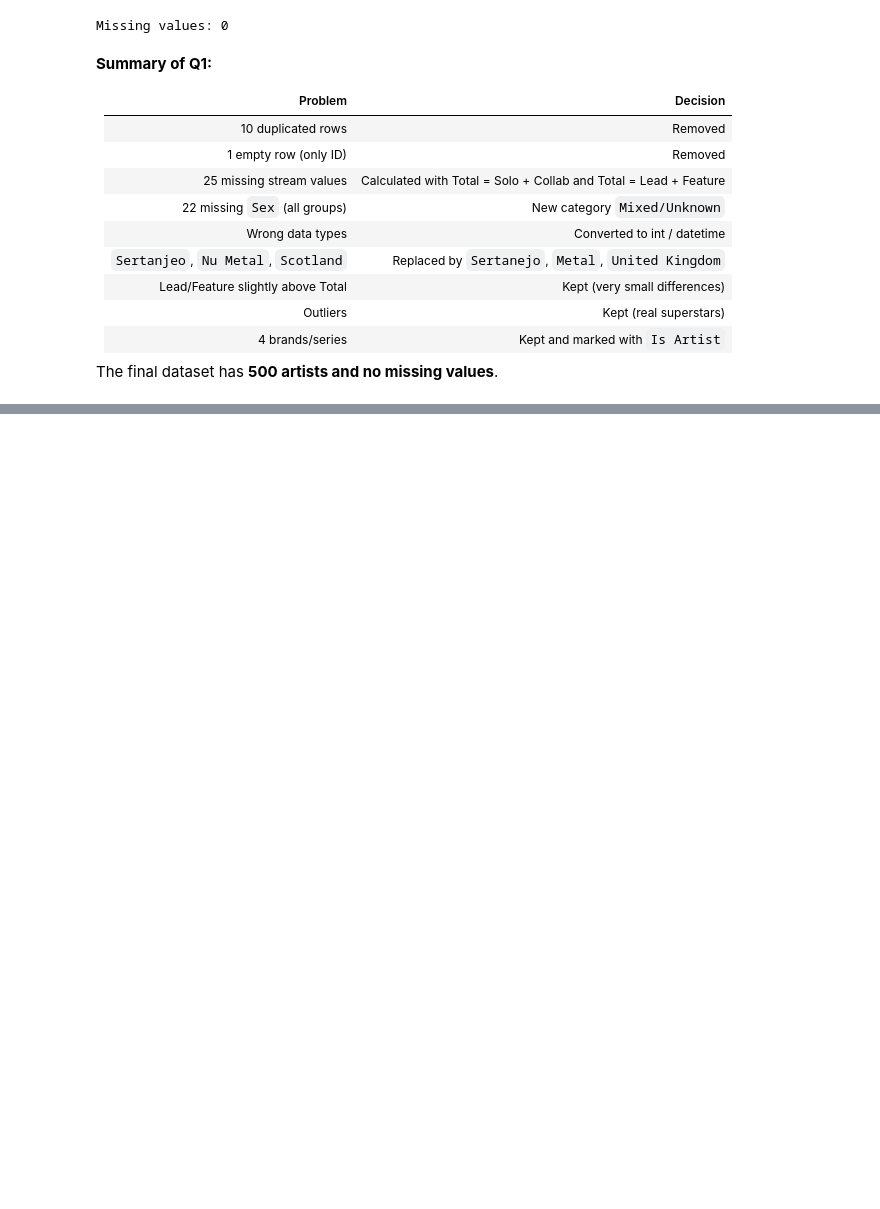
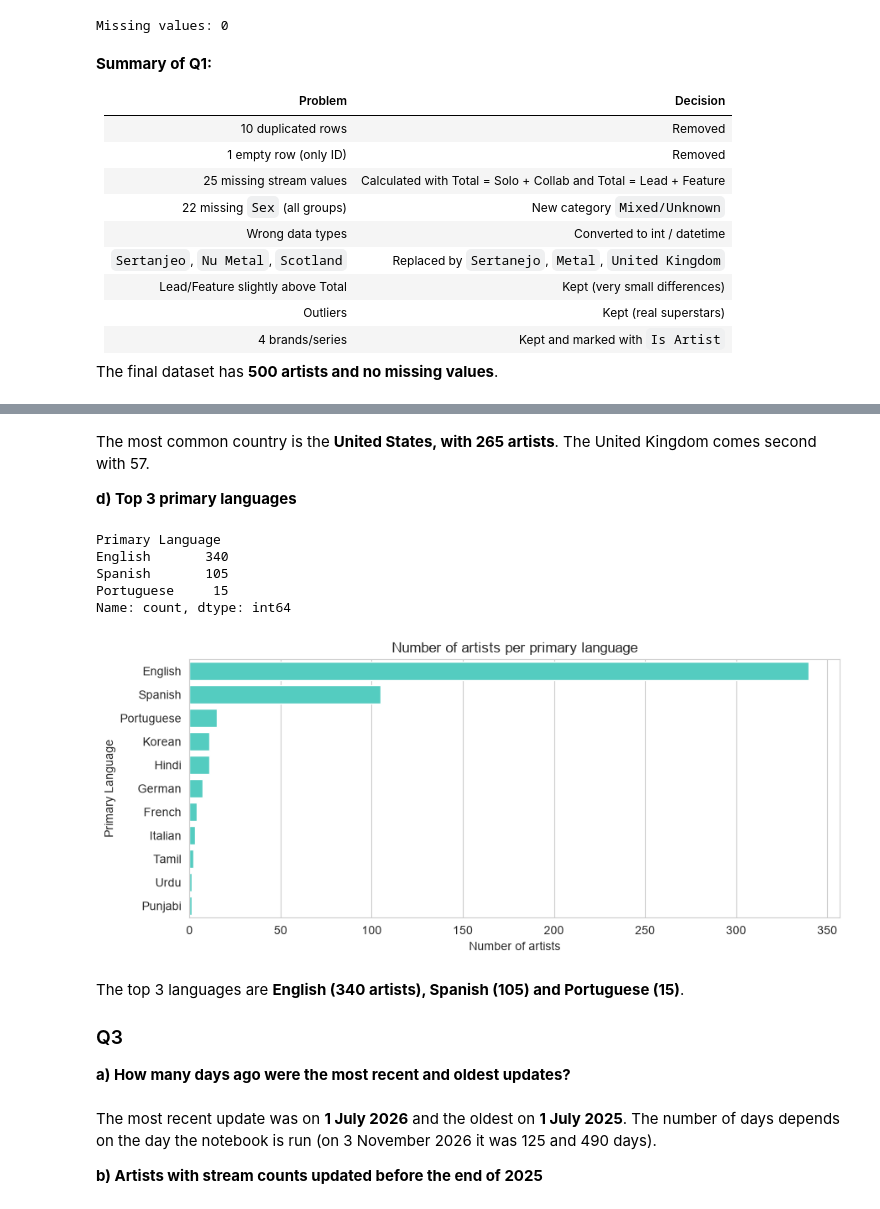
Before and after one commit to mafaldasimoes12345/PDS-project, a Jupyter notebook: code.ipynb, the cells around one changed output, grey strips where cells are left out. Drawn from its saved outputs; the diff is of its cells as text; code cells hidden in the pictures; blank space fills up the shorter version.

```diff
--- a/code.ipynb
+++ b/code.ipynb
@@ -501,0 +572,27 @@ df.to_csv('artist_streams_clean.csv', index=False)
+# %% [markdown]
+The most common country is the **United States, with 265 artists**. The United Kingdom comes second with 57.
+
+**d) Top 3 primary languages**
+# %%
+languages = df['Primary Language'].value_counts()
+languages.head(3)
+# %% [output]
+Primary Language
+English       340
+Spanish       105
+Portuguese     15
+Name: count, dtype: int64
+# %%
+fig, ax = plt.subplots(figsize=(10, 4))
+sns.countplot(data=df, y='Primary Language', order=languages.index, color='turquoise', ax=ax)
+ax.set_title('Number of artists per primary language')
+ax.set_xlabel('Number of artists')
+plt.show()
+# %% [output]
+[figure, added]
+# %% [markdown]
+The top 3 languages are **English (340 artists), Spanish (105) and Portuguese (15)**.
+
+### Q3
+
+**a) How many days ago were the most recent and oldest updates?**
@@ -501,0 +608,4 @@ df.to_csv('artist_streams_clean.csv', index=False)
+# %% [markdown]
+The most recent update was on **1 July 2026** and the oldest on **1 July 2025**. The number of days depends on the day the notebook is run (on 3 November 2026 it was 125 and 490 days).
+
+**b) Artists with stream counts updated before the end of 2025**
```
Also changed, not shown: parts of 48 cells of this notebook.
